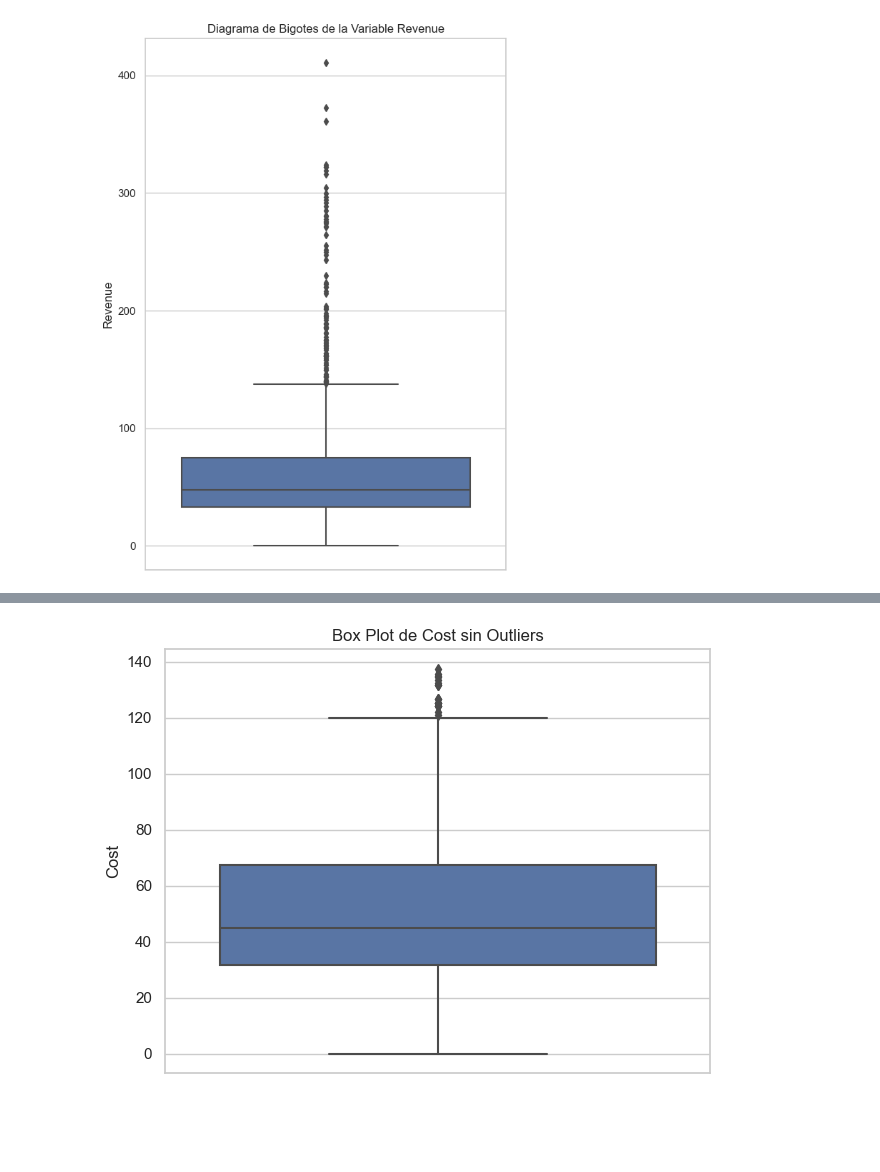
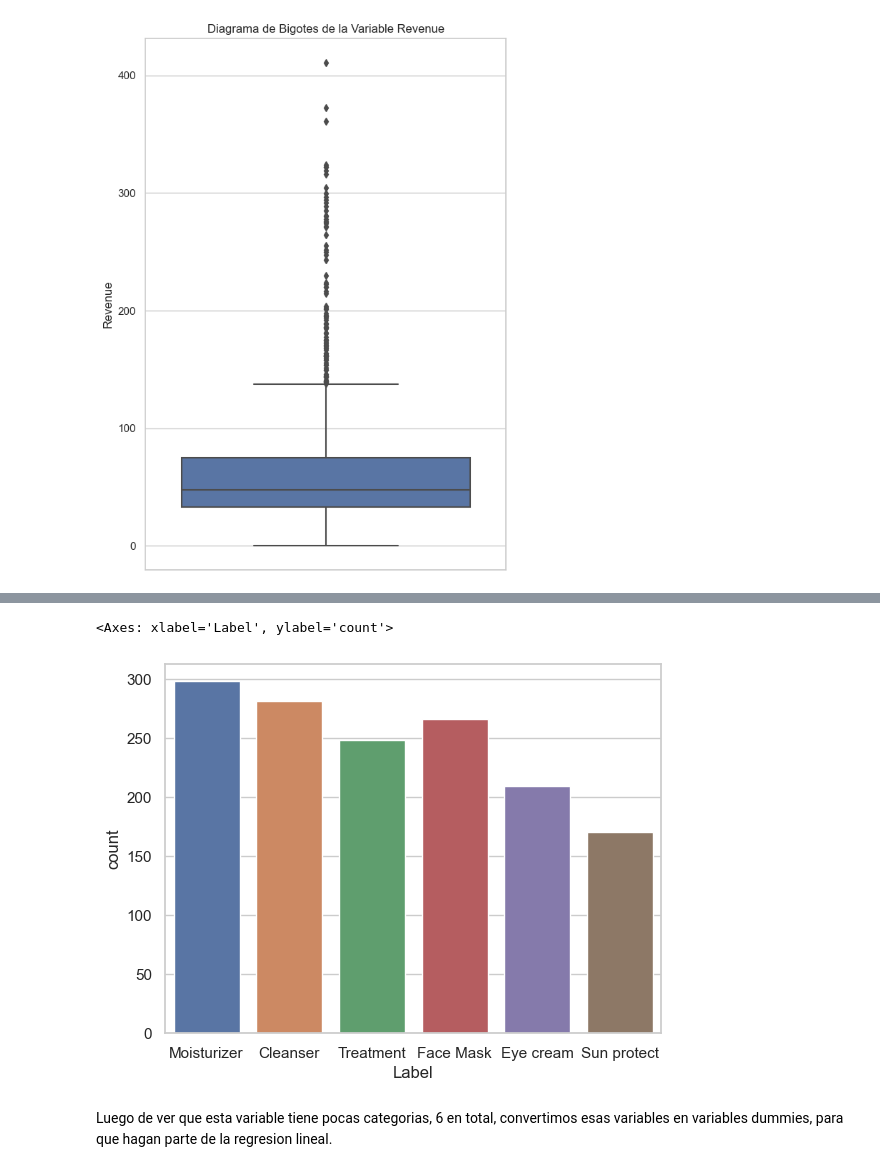
Before and after one commit to td2USA-20232/grupo2, a Jupyter notebook: Caso_uno_p_q.ipynb, the cells around one changed output, grey strips where cells are left out. Saved outputs shown, nothing was run; the diff lists cells and outputs as text; code cells hidden in the pictures; blank space fills up the shorter version.

```diff
--- a/Caso_uno_p_q.ipynb
+++ b/Caso_uno_p_q.ipynb
@@ -190,29 +297,11 @@ plt.show()
-# %%
-
-
-# Supongamos que 'new_df' es tu DataFrame y 'Price' es la columna que deseas graficar y filtrar
-price_data = new_df['Price']
-
-# Calcular el IQR
-Q1 = np.percentile(price_data, 25)
-Q3 = np.percentile(price_data, 75)
-IQR = Q3 - Q1
-
-# Definir los límites inferior y superior
-lower_bound = Q1 - 1.5 * IQR
-upper_bound = Q3 + 1.5 * IQR
-
-# Filtrar los datos
-filtered_cost_data = price_data[(price_data >= lower_bound) & (price_data <= upper_bound)]
-
-# Crear el box plot con los datos filtrados
-sns.boxplot(y=filtered_cost_data)
-plt.title('Box Plot de Cost sin Outliers')
-plt.ylabel('Cost')
-plt.tight_layout()
-plt.show()
-# %% [output]
-[figure, removed]
+# %%
+#Graficamos la varibale "Label" con el fin de identificar la cantidad de categorias.
+sns.countplot(x="Label", data=new_df)
+# %% [output]
+<Axes: xlabel='Label', ylabel='count'>
+[figure, added]
+# %% [markdown]
+Luego de ver que esta variable tiene pocas categorias, 6 en total, convertimos esas variables en variables dummies, para que hagan parte de la regresion lineal.
 # %%
 
 dummies_l = pd.get_dummies(df['Label'], prefix='Label', drop_first=True)
```
Also changed, not shown: parts of 10 cells of this notebook.
